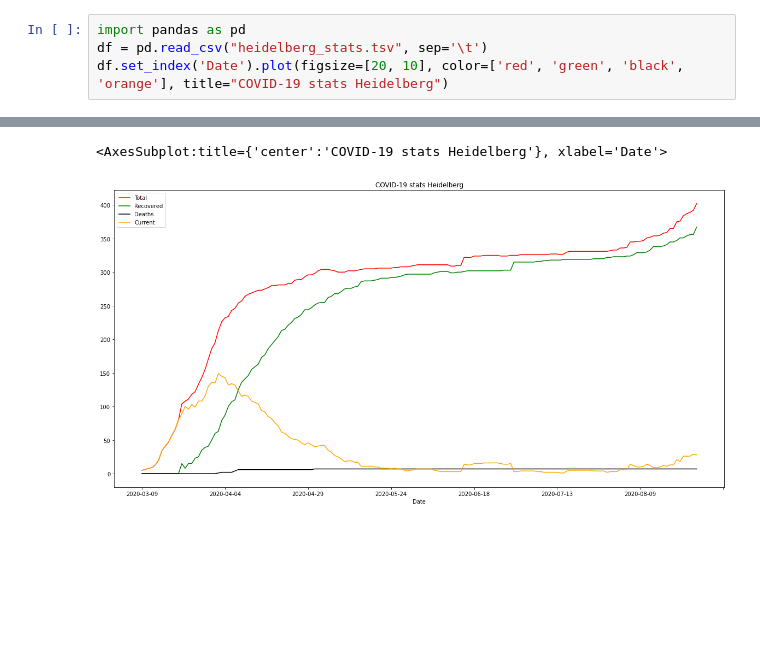
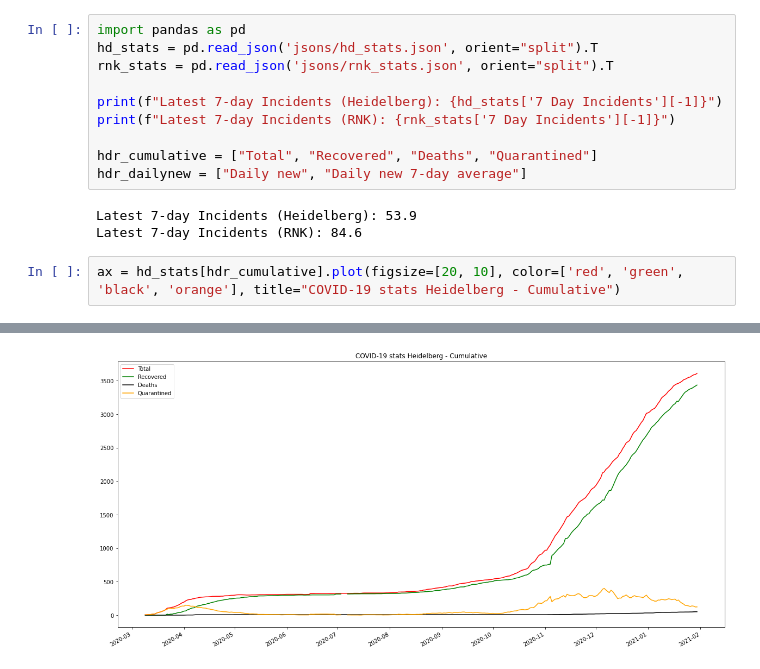
Before and after one commit to pjb7687/covid19hd, a Jupyter notebook: CoronaStats.ipynb, the cells around one changed output, grey strips where cells are left out. Saved outputs shown, nothing was run; the diff lists cells and outputs as text; blank space fills up the shorter version.

```diff
--- a/CoronaStats.ipynb
+++ b/CoronaStats.ipynb
@@ -68,5 +22,16 @@ Downloading 200828_Faktenblatt_Corona_RNK.pdf...
+# %%
+import pandas as pd
+hd_stats = pd.read_json('jsons/hd_stats.json', orient="split").T
+rnk_stats = pd.read_json('jsons/rnk_stats.json', orient="split").T
+
+print(f"Latest 7-day Incidents (Heidelberg): {hd_stats['7 Day Incidents'][-1]}")
+print(f"Latest 7-day Incidents (RNK): {rnk_stats['7 Day Incidents'][-1]}")
+
+hdr_cumulative = ["Total", "Recovered", "Deaths", "Quarantined"]
+hdr_dailynew = ["Daily new", "Daily new 7-day average"]
+# %% [output]
+Latest 7-day Incidents (Heidelberg): 53.9
+Latest 7-day Incidents (RNK): 84.6
 # %%
-import pandas as pd
-df = pd.read_csv("heidelberg_stats.tsv", sep='\t')
-df.set_index('Date').plot(figsize=[20, 10], color=['red', 'green', 'black', 'orange'], title="COVID-19 stats Heidelberg")
+ax = hd_stats[hdr_cumulative].plot(figsize=[20, 10], color=['red', 'green', 'black', 'orange'], title="COVID-19 stats Heidelberg - Cumulative")
 # %% [output]
@@ -74,2 +38 @@ UserWarning: FixedFormatter should only be used together with FixedLocator [core
-<AxesSubplot:title={'center':'COVID-19 stats Heidelberg'}, xlabel='Date'>
-[figure, old version]
+[figure, new version]
```
Also changed, not shown: parts of 9 cells of this notebook, 12 other files.
